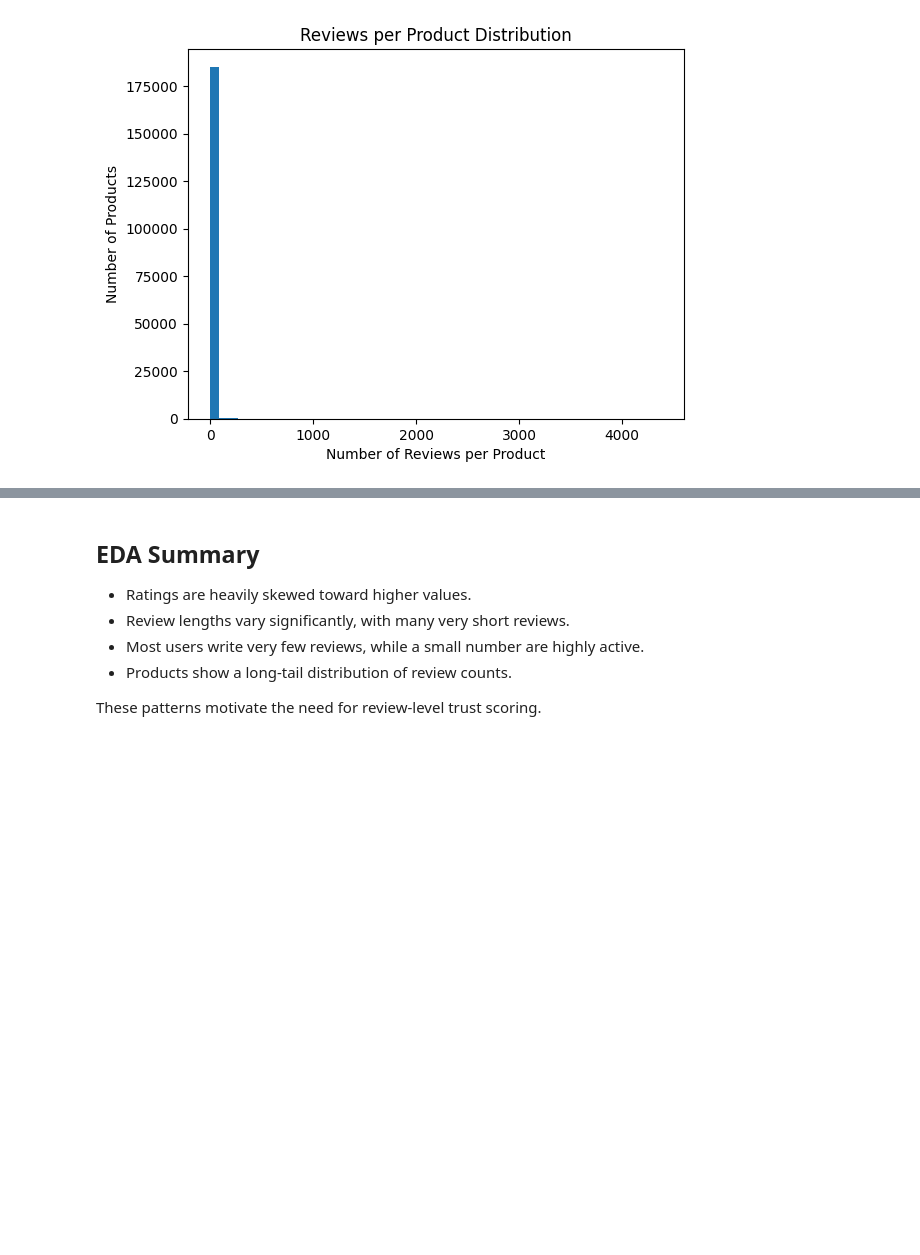
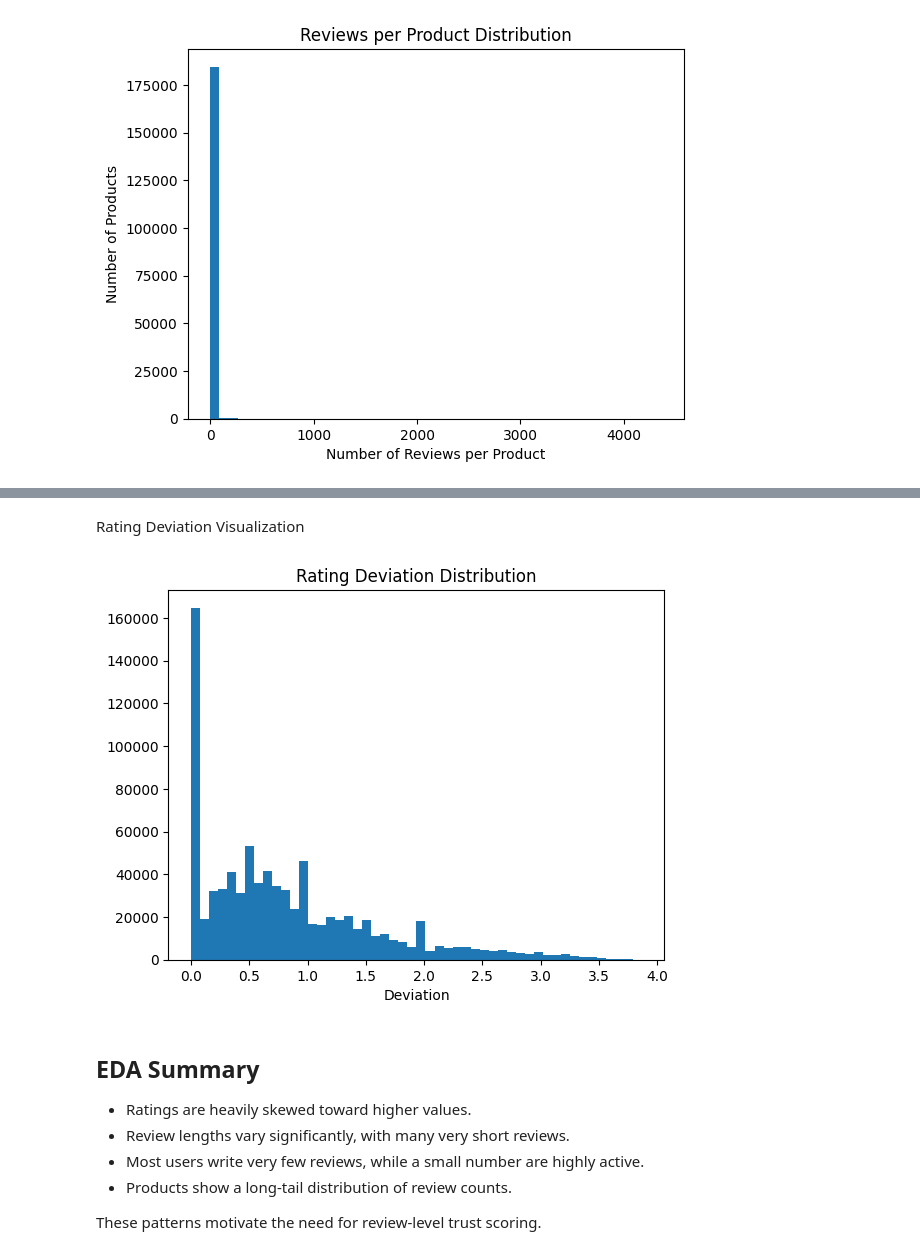
Before and after one commit to YashasviJadav03/Context_Aware_Trust_Scoring_Recommendation, a Jupyter notebook: notebooks/03_review_eda.ipynb, the cells around one changed output, grey strips where cells are left out. Cells and saved outputs as stored; diff of their text form; code cells hidden in the pictures; blank space fills up the shorter version.

```diff
--- a/notebooks/03_review_eda.ipynb
+++ b/notebooks/03_review_eda.ipynb
@@ -64,3 +75,16 @@ plt.show()
+# %% [markdown]
+Rating Deviation Visualization
+# %%
+product_mean = df.groupby("asin")["overall"].transform("mean")
+df["rating_deviation"] = abs(df["overall"] - product_mean)
+
+plt.figure()
+plt.hist(df["rating_deviation"], bins=50)
+plt.title("Rating Deviation Distribution")
+plt.xlabel("Deviation")
+plt.show()
+# %% [output]
+[figure, added]
 # %% [markdown]
 ## EDA Summary
 
```
Also changed, not shown: parts of 6 cells of this notebook, 3 other files.
